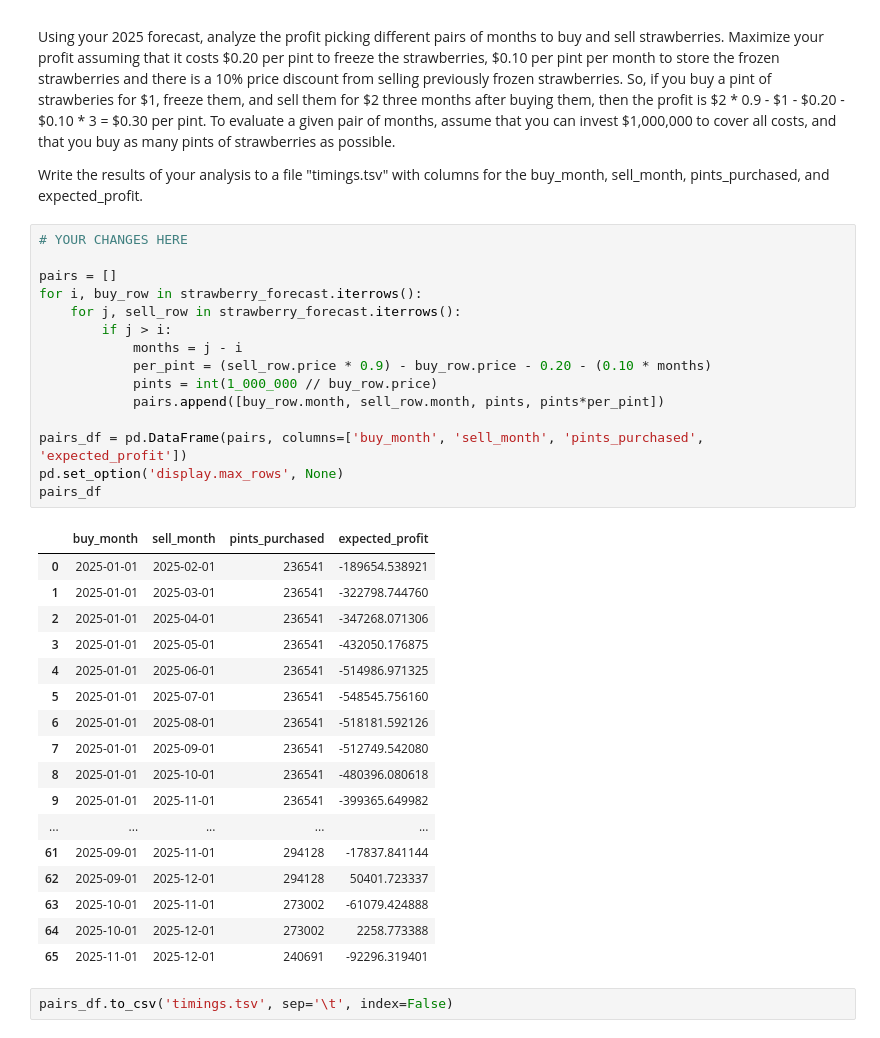
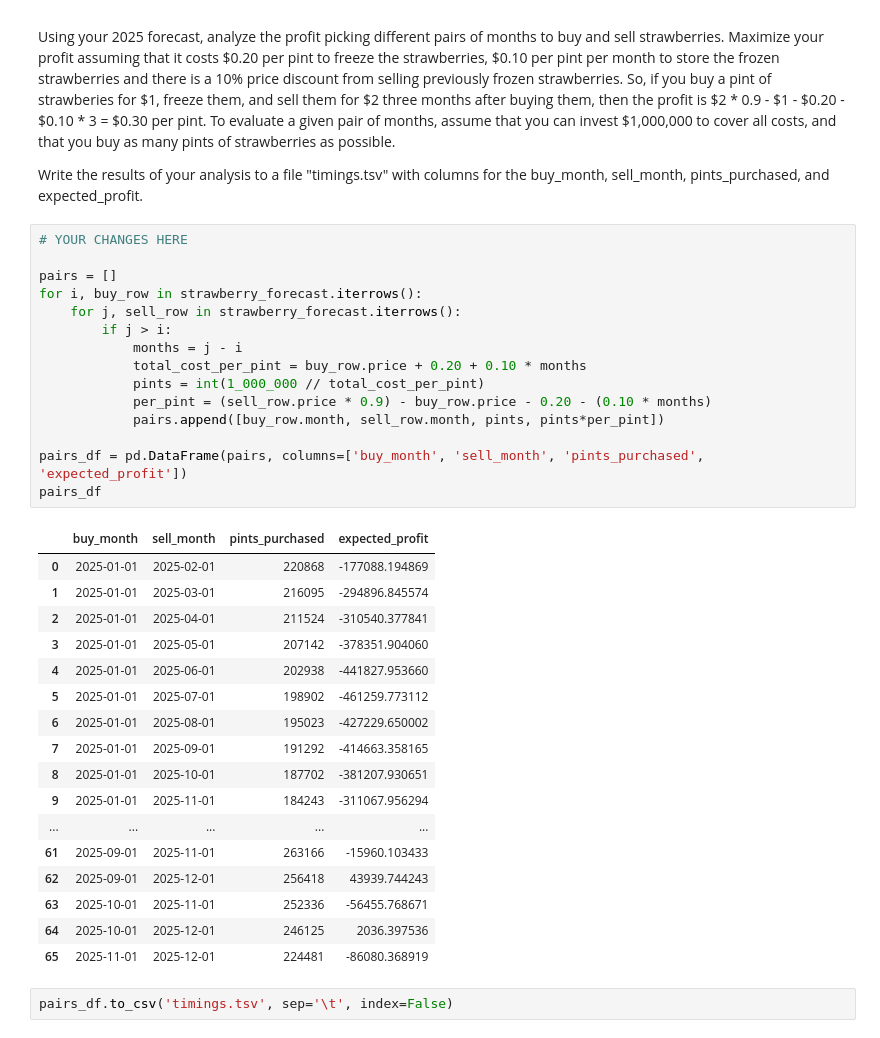
Before and after one commit to mwan30/dx704-project-02, a Jupyter notebook: project.ipynb, the cells around one changed output. Cells and saved outputs as stored; diff of their text form.

Commit message:
total cost per pint

```diff
--- a/project.ipynb
+++ b/project.ipynb
@@ -141,36 +141,36 @@ Write the results of your analysis to a file "timings.tsv" with columns for the
 # %%
 # YOUR CHANGES HERE
 
 pairs = []
 for i, buy_row in strawberry_forecast.iterrows():
     for j, sell_row in strawberry_forecast.iterrows():
         if j > i:
             months = j - i
+            total_cost_per_pint = buy_row.price + 0.20 + 0.10 * months
+            pints = int(1_000_000 // total_cost_per_pint)
             per_pint = (sell_row.price * 0.9) - buy_row.price - 0.20 - (0.10 * months)
-            pints = int(1_000_000 // buy_row.price)
             pairs.append([buy_row.month, sell_row.month, pints, pints*per_pint])
 
 pairs_df = pd.DataFrame(pairs, columns=['buy_month', 'sell_month', 'pints_purchased', 'expected_profit'])
-pd.set_option('display.max_rows', None)
 pairs_df
 # %% [output]
 |  | buy_month | sell_month | pints_purchased | expected_profit |
-| 0 | 2025-01-01 | 2025-02-01 | 236541 | -189654.538921 |
-| 1 | 2025-01-01 | 2025-03-01 | 236541 | -322798.744760 |
-| 2 | 2025-01-01 | 2025-04-01 | 236541 | -347268.071306 |
-| 3 | 2025-01-01 | 2025-05-01 | 236541 | -432050.176875 |
-| 4 | 2025-01-01 | 2025-06-01 | 236541 | -514986.971325 |
-| 5 | 2025-01-01 | 2025-07-01 | 236541 | -548545.756160 |
-| 6 | 2025-01-01 | 2025-08-01 | 236541 | -518181.592126 |
-| 7 | 2025-01-01 | 2025-09-01 | 236541 | -512749.542080 |
-| 8 | 2025-01-01 | 2025-10-01 | 236541 | -480396.080618 |
-| 9 | 2025-01-01 | 2025-11-01 | 236541 | -399365.649982 |
+| 0 | 2025-01-01 | 2025-02-01 | 220868 | -177088.194869 |
+| 1 | 2025-01-01 | 2025-03-01 | 216095 | -294896.845574 |
+| 2 | 2025-01-01 | 2025-04-01 | 211524 | -310540.377841 |
+| 3 | 2025-01-01 | 2025-05-01 | 207142 | -378351.904060 |
+| 4 | 2025-01-01 | 2025-06-01 | 202938 | -441827.953660 |
+| 5 | 2025-01-01 | 2025-07-01 | 198902 | -461259.773112 |
+| 6 | 2025-01-01 | 2025-08-01 | 195023 | -427229.650002 |
+| 7 | 2025-01-01 | 2025-09-01 | 191292 | -414663.358165 |
+| 8 | 2025-01-01 | 2025-10-01 | 187702 | -381207.930651 |
+| 9 | 2025-01-01 | 2025-11-01 | 184243 | -311067.956294 |
 | ... | ... | ... | ... | ... |
-| 61 | 2025-09-01 | 2025-11-01 | 294128 | -17837.841144 |
-| 62 | 2025-09-01 | 2025-12-01 | 294128 | 50401.723337 |
-| 63 | 2025-10-01 | 2025-11-01 | 273002 | -61079.424888 |
-| 64 | 2025-10-01 | 2025-12-01 | 273002 | 2258.773388 |
-| 65 | 2025-11-01 | 2025-12-01 | 240691 | -92296.319401 |
+| 61 | 2025-09-01 | 2025-11-01 | 263166 | -15960.103433 |
+| 62 | 2025-09-01 | 2025-12-01 | 256418 | 43939.744243 |
+| 63 | 2025-10-01 | 2025-11-01 | 252336 | -56455.768671 |
+| 64 | 2025-10-01 | 2025-12-01 | 246125 | 2036.397536 |
+| 65 | 2025-11-01 | 2025-12-01 | 224481 | -86080.368919 |
 # %%
 pairs_df.to_csv('timings.tsv', sep='\t', index=False)
 # %% [markdown]
```
Also changed, not shown: parts of 1 cell of this notebook, 2 other files.
